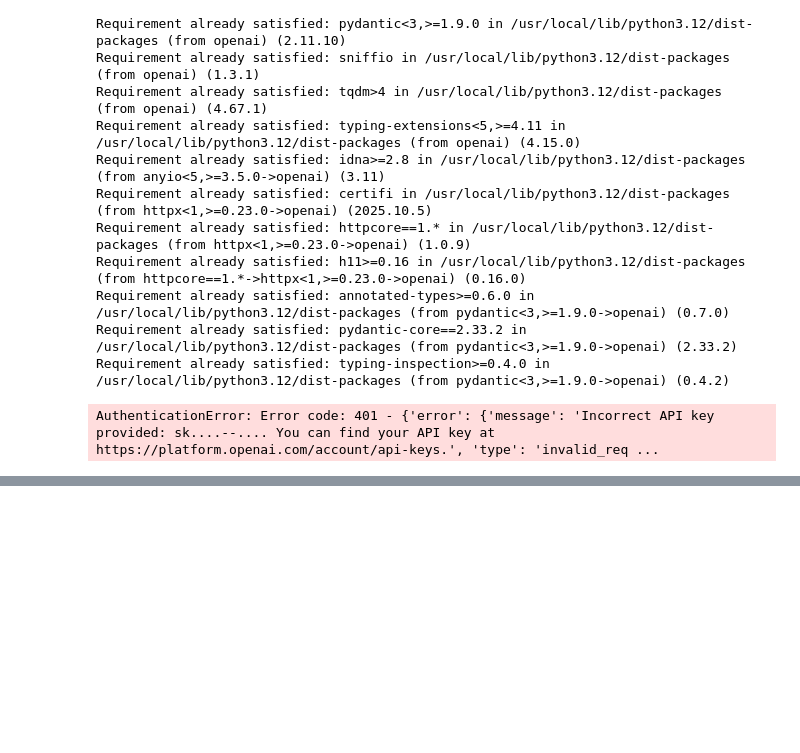
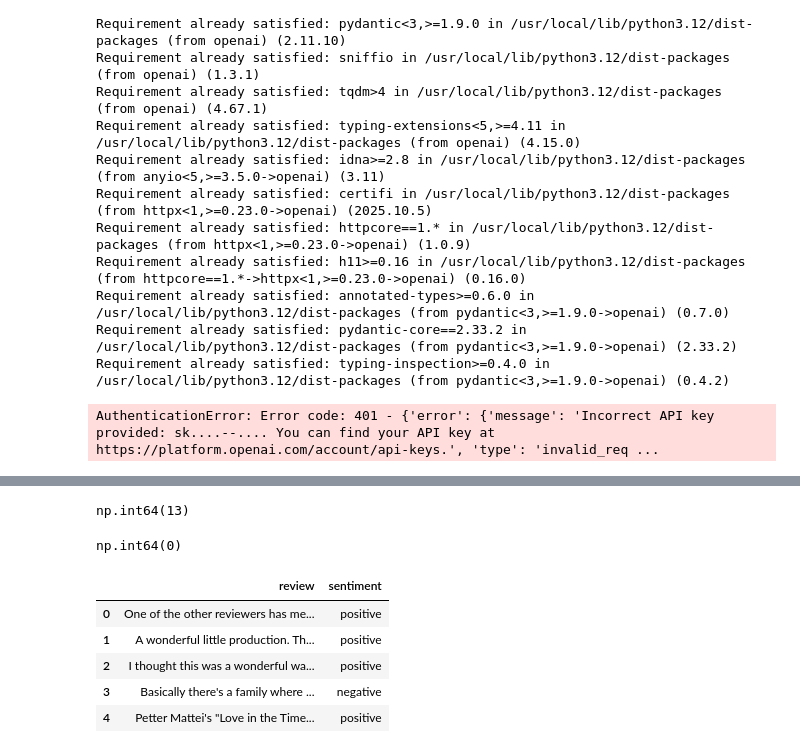
Before and after one commit to jayshah18/GEN_AI-Learning, a Jupyter notebook: GENAI____IMDB_Preprocessing.ipynb, the cells around one changed output, grey strips where cells are left out. Drawn from its saved outputs; the diff is of its cells as text; code cells hidden in the pictures; blank space fills up the shorter version.

```diff
--- a/GENAI____IMDB_Preprocessing.ipynb
+++ b/GENAI____IMDB_Preprocessing.ipynb
@@ -527,0 +573,2 @@ AuthenticationError: Error code: 401 - {'error': {'message': 'Incorrect API key
+# %%
+df = df.iloc[:10000]
@@ -527,0 +586,15 @@ AuthenticationError: Error code: 401 - {'error': {'message': 'Incorrect API key
+# %%
+df.duplicated().sum()
+# %% [output]
+np.int64(13)
+# %%
+df.drop_duplicates(inplace = True)
+# %%
+df.duplicated().sum()
+# %% [output]
+np.int64(0)
+# %%
+import re
+def removal_tags(text):
+  pattern = re.compile('<.*?>') # pattern is like < ANYTHING inside tag >
+  return pattern.sub(r'',text) # from Text if pattern is matched then it will substitute or replace it with ''
@@ -527,0 +603,9 @@ AuthenticationError: Error code: 401 - {'error': {'message': 'Incorrect API key
+# %%
+df.head()
+# %% [output]
+|  | review | sentiment |
+| 0 | One of the other reviewers has me... | positive |
+| 1 | A wonderful little production. Th... | positive |
+| 2 | I thought this was a wonderful wa... | positive |
+| 3 | Basically there's a family where ... | negative |
+| 4 | Petter Mattei's "Love in the Time... | positive |
```
Also changed, not shown: parts of 45 cells of this notebook.
